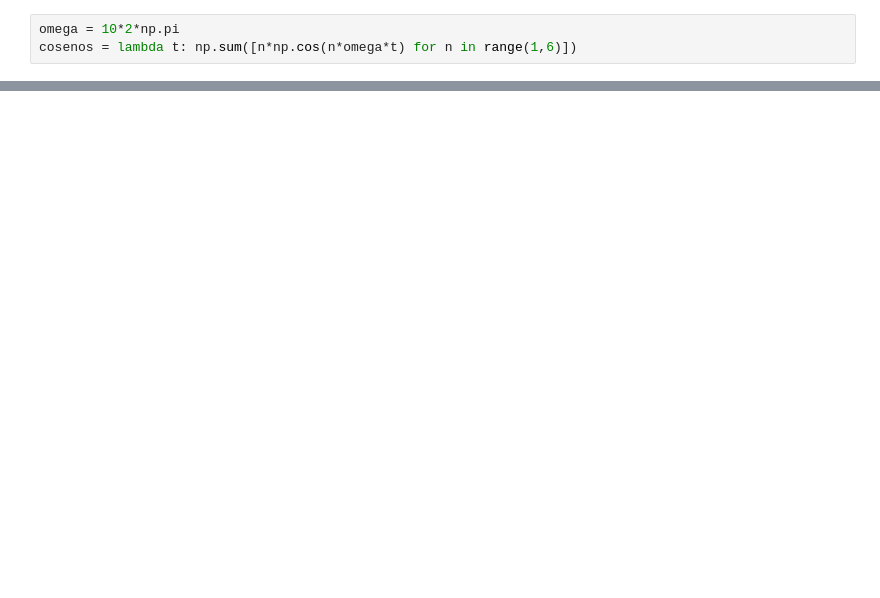
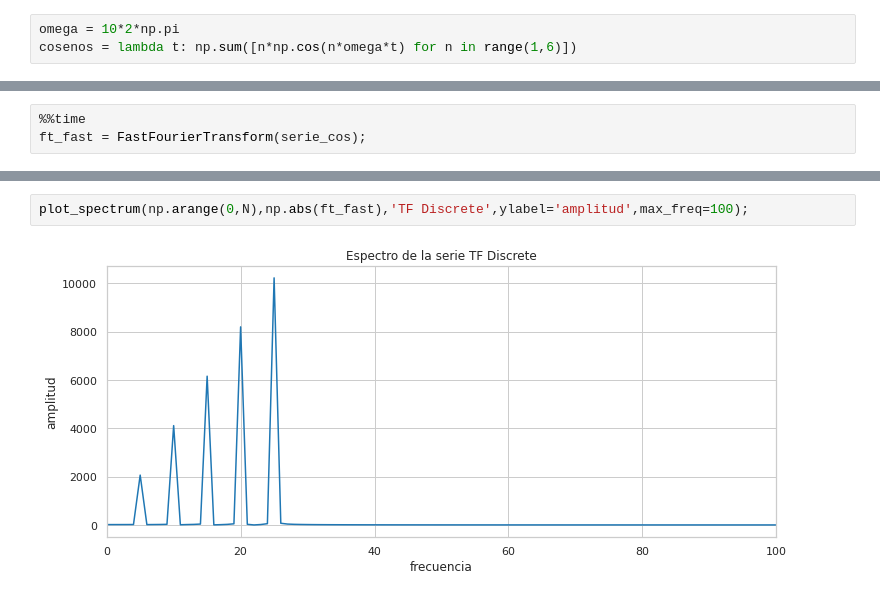
Before and after one commit to camilocarvajalreyes/tareas-MDS7204, a Jupyter notebook: unidad_1/tarea_2/fft.ipynb, the cells around one changed output, grey strips where cells are left out. Drawn from its saved outputs; the diff is of its cells as text; blank space fills up the shorter version.

```diff
--- a/unidad_1/tarea_2/fft.ipynb
+++ b/unidad_1/tarea_2/fft.ipynb
@@ -34,0 +35,3 @@ plot_spectrum(freq,np.abs(ft_discrete),'TF Discrete',ylabel='amplitud',max_freq=
+# %%
+%%time
+ft_fast = FastFourierTransform(serie_cos);
@@ -34,0 +41,4 @@ plot_spectrum(freq,np.abs(ft_discrete),'TF Discrete',ylabel='amplitud',max_freq=
+# %%
+plot_spectrum(np.arange(0,N),np.abs(ft_fast),'TF Discrete',ylabel='amplitud',max_freq=100);
+# %% [output]
+[figure, added]
```
Also changed, not shown: parts of 5 cells of this notebook, 1 other file.
